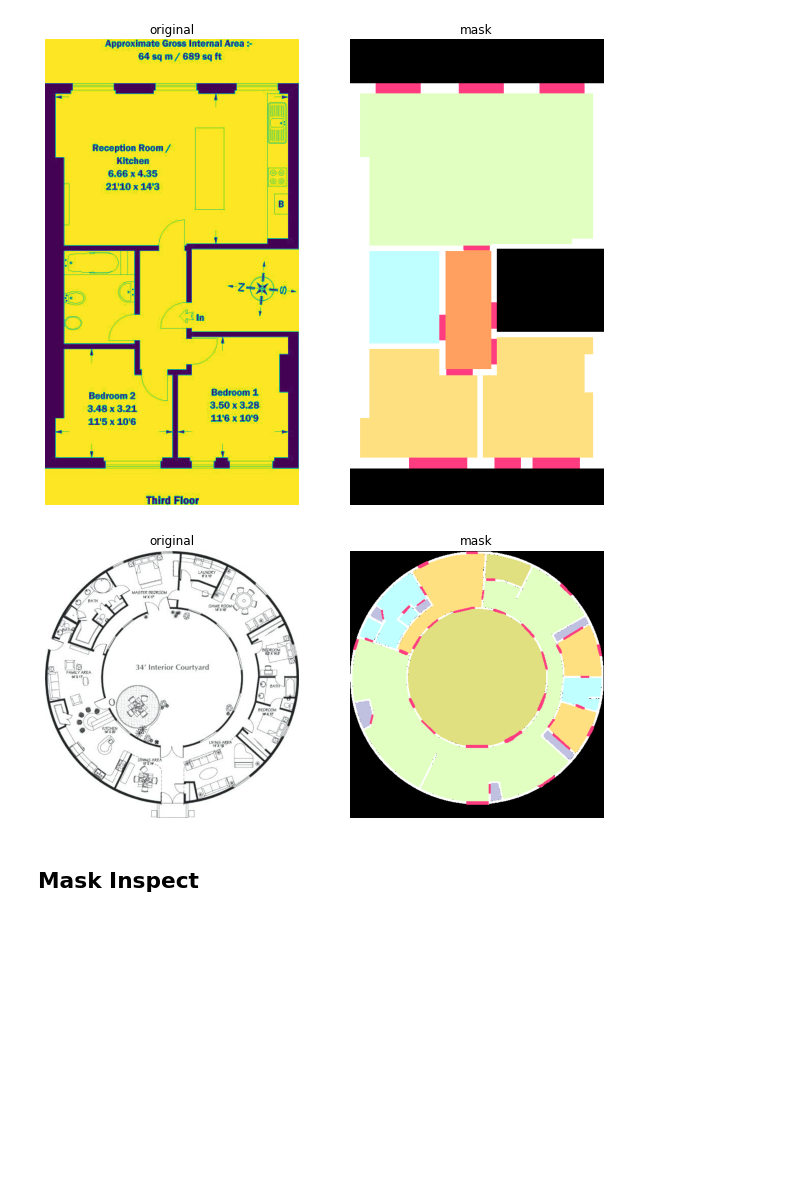
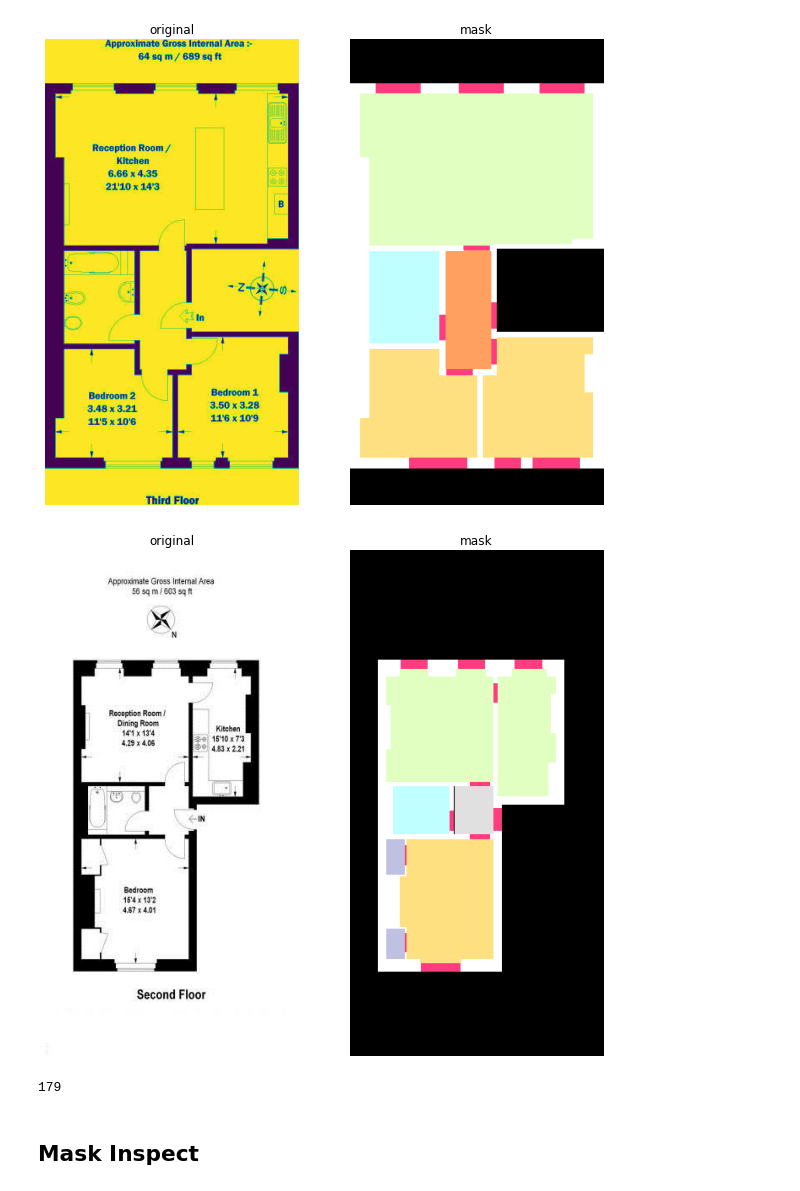
Before and after one commit to chnghia/pytorch-lightning-gan, a Jupyter notebook: 006_floor_dataset.ipynb, the cells around one changed output. Saved outputs shown, nothing was run; the diff lists cells and outputs as text; code cells hidden in the pictures; blank space fills up the shorter version.

```diff
--- a/006_floor_dataset.ipynb
+++ b/006_floor_dataset.ipynb
@@ -73,9 +73,13 @@ draw_floor(files_selected[12])
 # %% [output]
 [figure]
 # %%
-draw_floor(files_selected[0])
+draw_floor(files_selected[18])
 # %% [output]
-[figure, old version]
+[figure, new version]
+# %%
+len(files_selected)
+# %% [output]
+179
 # %% [markdown]
 ## Mask Inspect
 # %%
```
Also changed, not shown: parts of 6 cells of this notebook, 1 other file.
